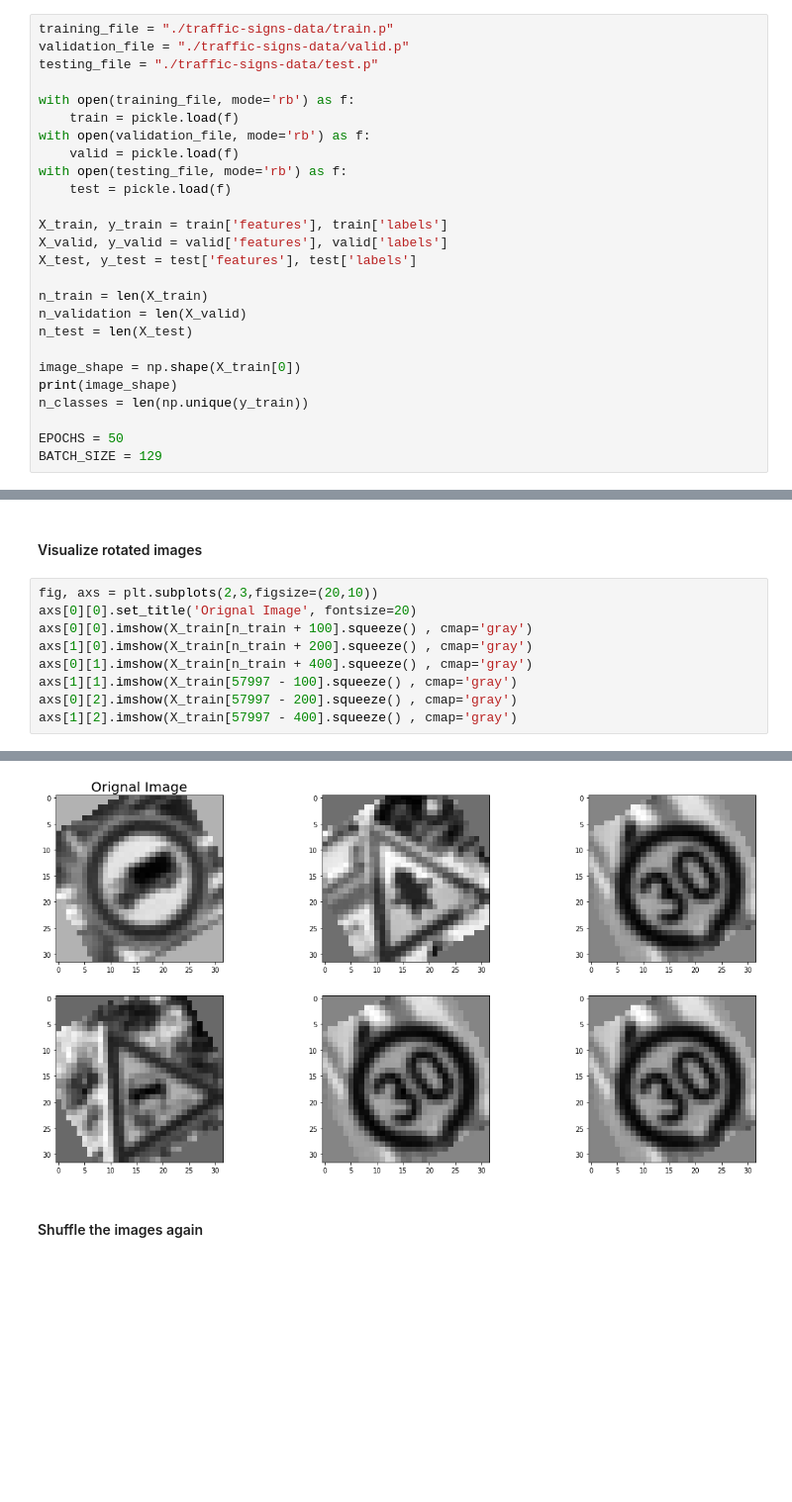
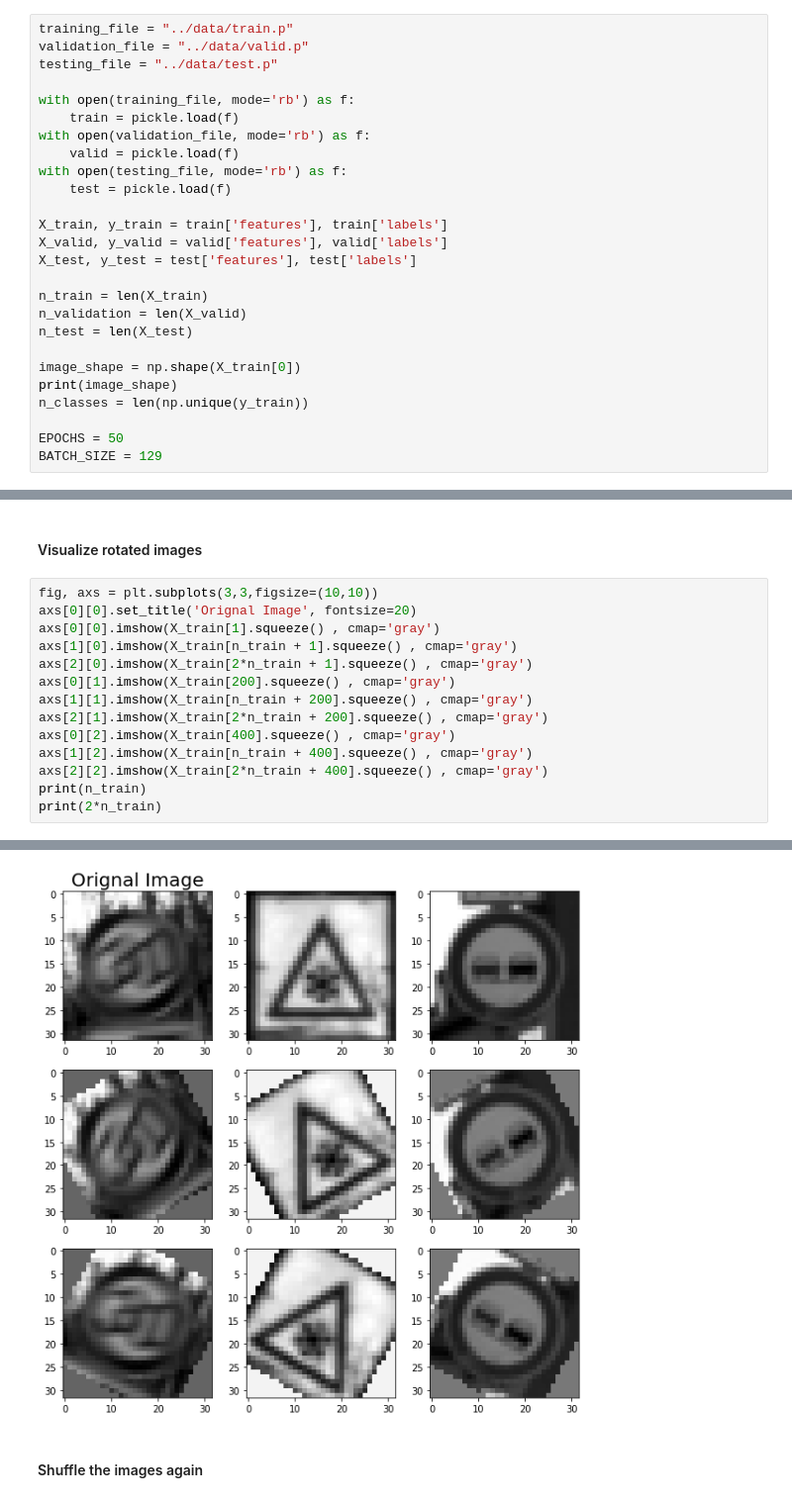
Before and after one commit to nikhilparla/traffic_sign_classifier, a Jupyter notebook: traffic_sign_classifier_project.ipynb, the cells around one changed output, grey strips where cells are left out. Shown: that part at 99% size. Cells and saved outputs as stored; diff of their text form; blank space fills up the shorter version.

Commit message:
added warping and visualiization. Accuracy more than 94

```diff
--- a/traffic_sign_classifier_project.ipynb
+++ b/traffic_sign_classifier_project.ipynb
@@ -26,9 +29,9 @@ Complete the basic data summary below. Use python, numpy and/or pandas methods t
 
 ### Provide a Basic Summary of the Data Set Using Python, Numpy and/or Pandas
 # %%
-training_file = "./traffic-signs-data/train.p"
-validation_file = "./traffic-signs-data/valid.p"
-testing_file = "./traffic-signs-data/test.p"
+training_file = "../data/train.p"
+validation_file = "../data/valid.p"
+testing_file = "../data/test.p"
 
 with open(training_file, mode='rb') as f:
     train = pickle.load(f)
@@ -164,12 +170,17 @@ print("************** shape 2 = " ,X_train.shape)
 # %% [markdown]
 #### Visualize rotated images
 # %%
-fig, axs = plt.subplots(2,3,figsize=(20,10))
+fig, axs = plt.subplots(3,3,figsize=(10,10))
 axs[0][0].set_title('Orignal Image', fontsize=20)
-axs[0][0].imshow(X_train[n_train + 100].squeeze() , cmap='gray')
-axs[1][0].imshow(X_train[n_train + 200].squeeze() , cmap='gray')
-axs[0][1].imshow(X_train[n_train + 400].squeeze() , cmap='gray')
-axs[1][1].imshow(X_train[57997 - 100].squeeze() , cmap='gray')
-axs[0][2].imshow(X_train[57997 - 200].squeeze() , cmap='gray')
-axs[1][2].imshow(X_train[57997 - 400].squeeze() , cmap='gray')
+axs[0][0].imshow(X_train[1].squeeze() , cmap='gray')
+axs[1][0].imshow(X_train[n_train + 1].squeeze() , cmap='gray')
+axs[2][0].imshow(X_train[2*n_train + 1].squeeze() , cmap='gray')
+axs[0][1].imshow(X_train[200].squeeze() , cmap='gray')
+axs[1][1].imshow(X_train[n_train + 200].squeeze() , cmap='gray')
+axs[2][1].imshow(X_train[2*n_train + 200].squeeze() , cmap='gray')
+axs[0][2].imshow(X_train[400].squeeze() , cmap='gray')
+axs[1][2].imshow(X_train[n_train + 400].squeeze() , cmap='gray')
+axs[2][2].imshow(X_train[2*n_train + 400].squeeze() , cmap='gray')
+print(n_train)
+print(2*n_train)
 # %% [output]
@@ -177,4 +189,4 @@ axs[1][2].imshow(X_train[57997 - 400].squeeze() , cmap='gray')
-[figure, old version]
+[figure, new version]
 # %% [markdown]
 #### Shuffle the images again
 # %%
```
Also changed, not shown: parts of 9 cells of this notebook.
